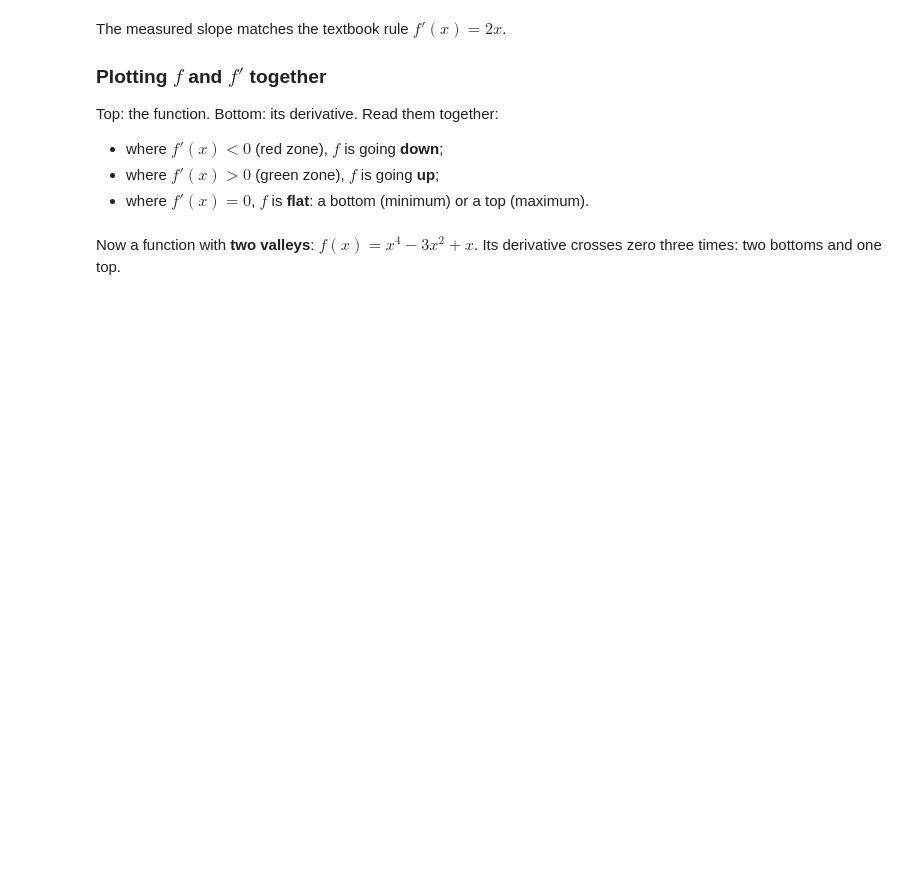
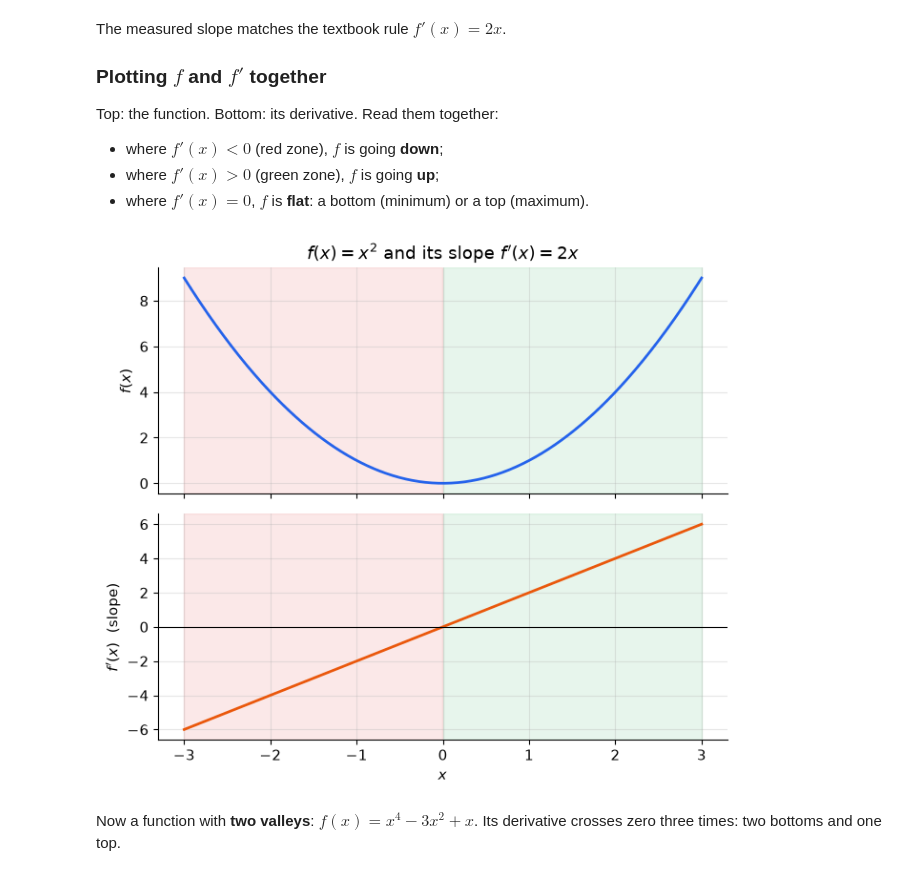
Before and after one commit to ilirsheraj/UMT-Classes, a Jupyter notebook: DL-RL/week_03_GD/Week_03_Numpy_Pytorch_GradientDescent.ipynb, the cells around one changed output. Cells and saved outputs as stored; diff of their text form; code cells hidden in the pictures; blank space fills up the shorter version.

```diff
--- a/DL-RL/week_03_GD/Week_03_Numpy_Pytorch_GradientDescent.ipynb
+++ b/DL-RL/week_03_GD/Week_03_Numpy_Pytorch_GradientDescent.ipynb
@@ -193,26 +224,28 @@ Top: the function. Bottom: its derivative. Read them together:
 # %%
 def plot_f_and_df(f, df, x, title, x0=None):
     fig, (ax1, ax2) = plt.subplots(2, 1, figsize=(7, 6), sharex=True)
     d = df(x)
     for ax in (ax1, ax2):
-        ax.fill_between(x, 0, 1, where=d < 0, color=RED,   alpha=0.07, transform=ax.get_xaxis_transform())
-        ax.fill_between(x, 0, 1, where=d > 0, color=GREEN, alpha=0.07, transform=ax.get_xaxis_transform())
+        ax.fill_between(x, 0, 1, where=d < 0, color=RED,   alpha=0.1, transform=ax.get_xaxis_transform())
+        ax.fill_between(x, 0, 1, where=d > 0, color=GREEN, alpha=0.1, transform=ax.get_xaxis_transform())
     ax1.plot(x, f(x), color=BLUE, lw=2)
     ax1.set_ylabel("$f(x)$"); ax1.set_title(title)
     ax2.plot(x, d, color=ORANGE, lw=2)
     ax2.axhline(0, color="k", lw=0.8)
     ax2.set_ylabel("$f'(x)$  (slope)"); ax2.set_xlabel("$x$")
     if x0 is not None:
         # tangent line on top: f(x0) + f'(x0) * (x - x0)
         ax1.plot(x, f(x0) + df(x0) * (x - x0), color=RED, lw=1.5, ls="--")
         ax1.plot(x0, f(x0), "o", color=RED, ms=8)
         ax1.set_ylim(f(x).min() - 1, f(x).max() + 1)
         ax2.plot(x0, df(x0), "o", color=RED, ms=8)
         ax2.vlines(x0, 0, df(x0), color=RED, lw=1.5)
     plt.tight_layout(); plt.show()
 
 x = np.linspace(-3, 3, 400)
 plot_f_and_df(lambda x: x**2, lambda x: 2*x, x, "$f(x) = x^2$ and its slope $f'(x) = 2x$")
+# %% [output]
+[figure, added]
 # %% [markdown]
 Now a function with **two valleys**: $f(x) = x^4 - 3x^2 + x$. Its derivative crosses zero three times: two bottoms and one top.
 # %%
```
Also changed, not shown: parts of 45 cells of this notebook.
